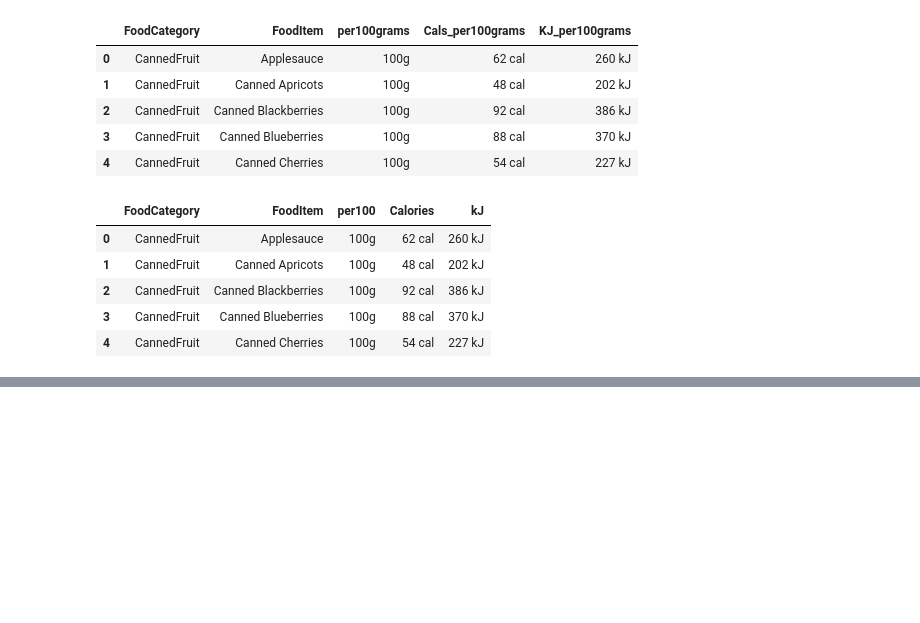
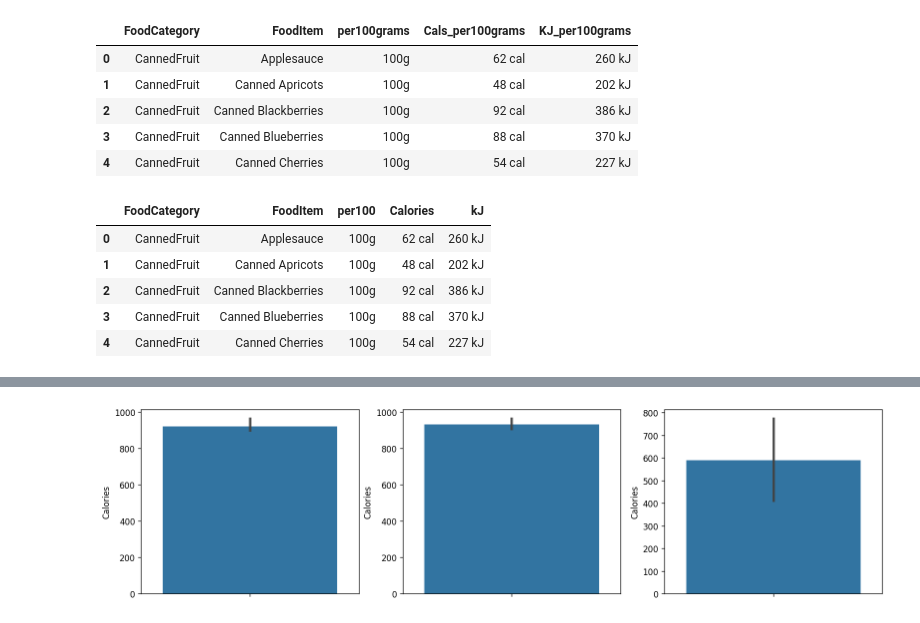
Before and after one commit to JoelOscarsson/Databehandling-JoelOscarsson, a Jupyter notebook: Lectures/L1-Pandas.ipynb, the cells around one changed output, grey strips where cells are left out. Drawn from its saved outputs; the diff is of its cells as text; code cells hidden in the pictures; blank space fills up the shorter version.

```diff
--- a/Lectures/L1-Pandas.ipynb
+++ b/Lectures/L1-Pandas.ipynb
@@ -357,0 +516,5 @@ df.head()
+# %%
+solids_sorted_calories = df_solids.sort_values(by="Calories", ascending = False ) # (ascending) Sorterar högsta först
+
+
+solids_sorted_calories.iloc[:10]  # Samma som att göra .head() fast du kan skriva in hur många rows du vill få fram
@@ -357,0 +533,3 @@ df.head()
+# %%
+solids_top5_calories = solids_sorted_calories.head()
+solids_top5_calories
@@ -357,0 +543,3 @@ df.head()
+# %%
+liquids_top5_calories = df_liquids.sort_values(by="Calories", ascending = False).head()
+liquids_top5_calories
@@ -357,0 +574,14 @@ df.head()
+# %%
+# Top five food categories by calories
+
+# mean(medelvärde av kategori), #sorterar Calories notera från ascending(False), # ascending för vi vill se top5
+top5_category_mean = df.groupby("FoodCategory").mean("Calories").sort_values(by = "Calories", ascending=False).head().reset_index()
+# mean gör att vi får medelvärde av respektive kategori (går också att köra medianen)
+# groupby grupperar alla som har samma namn, t ex 17 CreamCheese
+
+# reset index(obs du kan kommentera bort den för att testa) eftersom vi vill ha "FoodCategory" som en egen kolumn, inte ett index
+
+
+
+# Sidenote -> Vi har nu en typ av numerisk(Calories). Om vi skulle ha flera så går det också att "hämta"
+top5_category_mean
@@ -357,0 +595,15 @@ df.head()
+# %%
+# Dags att plotta
+
+fig, axes = plt.subplots(1,3, figsize = (16,4), dpi=120)  # We get 3 subplots(figurer)
+titles = ["Solid top 5 calories", "Liquids top 5 calories", "Top 5 calories per group (mean)"]
+data_frames = (solids_top5_calories, liquids_top5_calories, top5_category_mean)
+
+
+# Vi vill loopa igenom titles och dataframes samtidigt
+# Vi vill ha ett i här = för index
+# Vi vill ha data och title som kommer från zipen
+for i, (data, title) in enumerate(zip(data_frames, titles)):
+    sns.barplot(data=data, y = "Calories", ax = axes[i])
+# %% [output]
+[figure, added]
```
Also changed, not shown: parts of 20 cells of this notebook, 1 other file.
